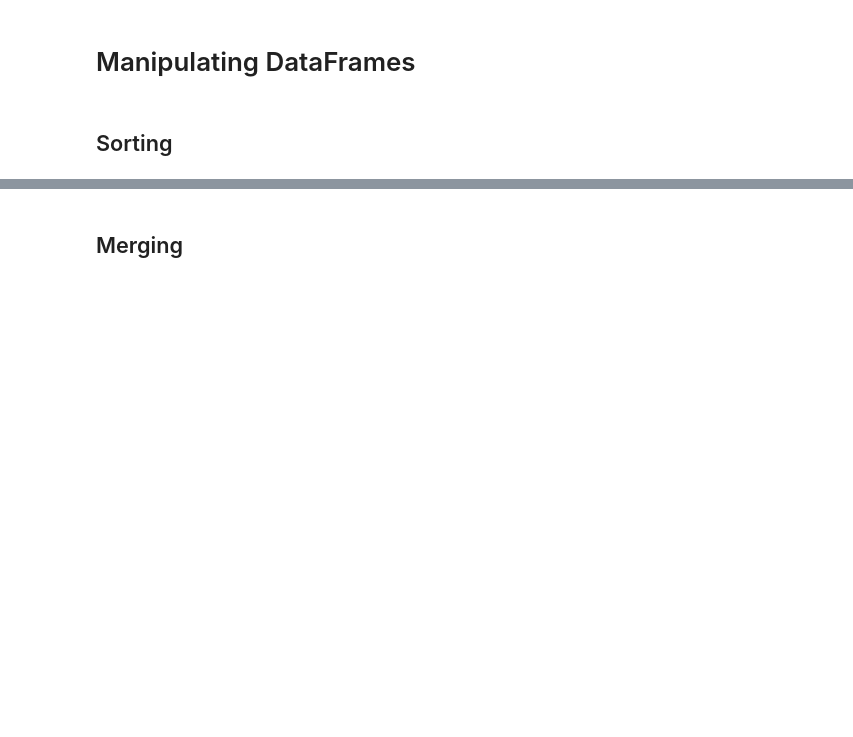
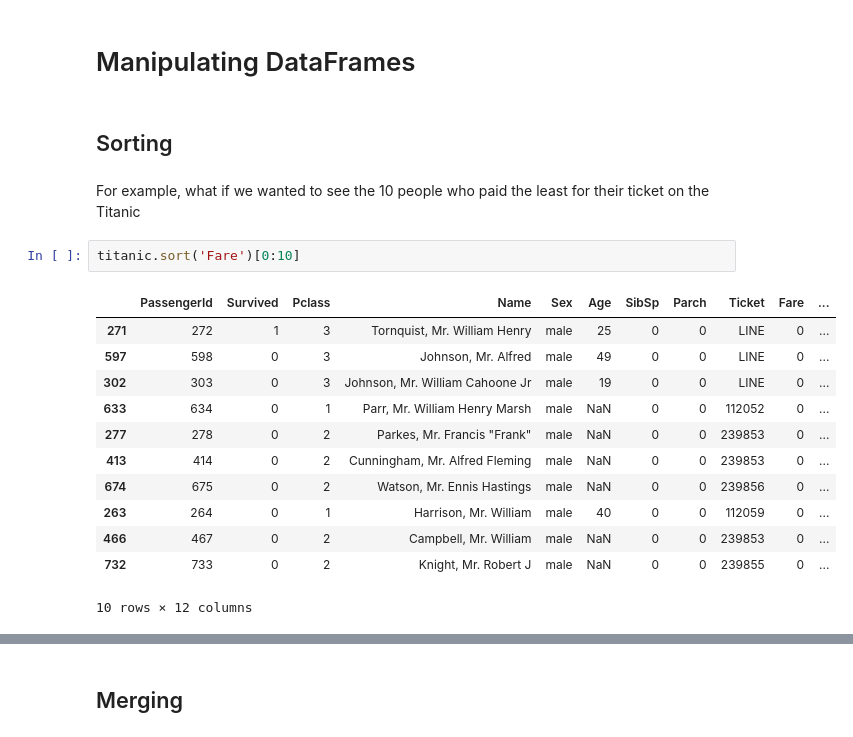
Before and after one commit to jackiekazil/intro_pandas, a Jupyter notebook: pandas_tutorial.ipynb, the cells around one changed output, grey strips where cells are left out. Drawn from its saved outputs; the diff is of its cells as text; blank space fills up the shorter version.

```diff
--- a/pandas_tutorial.ipynb
+++ b/pandas_tutorial.ipynb
@@ -191,3 +201,20 @@ titanic[(titanic.Sex == 'female') & (titanic.Age < 5)]
 # Manipulating DataFrames
 # %% [markdown]
 ## Sorting
+# %% [markdown]
+For example, what if we wanted to see the 10 people who paid the least for their ticket on the Titanic
+# %%
+titanic.sort('Fare')[0:10]
+# %% [output]
+|  | PassengerId | Survived | Pclass | Name | Sex | Age | SibSp | Parch | Ticket | Fare | ... |
+| 271 | 272 | 1 | 3 | Tornquist, Mr. William Henry | male | 25 | 0 | 0 | LINE | 0 | ... |
+| 597 | 598 | 0 | 3 | Johnson, Mr. Alfred | male | 49 | 0 | 0 | LINE | 0 | ... |
+| 302 | 303 | 0 | 3 | Johnson, Mr. William Cahoone Jr | male | 19 | 0 | 0 | LINE | 0 | ... |
+| 633 | 634 | 0 | 1 | Parr, Mr. William Henry Marsh | male | NaN | 0 | 0 | 112052 | 0 | ... |
+| 277 | 278 | 0 | 2 | Parkes, Mr. Francis "Frank" | male | NaN | 0 | 0 | 239853 | 0 | ... |
+| 413 | 414 | 0 | 2 | Cunningham, Mr. Alfred Fleming | male | NaN | 0 | 0 | 239853 | 0 | ... |
+| 674 | 675 | 0 | 2 | Watson, Mr. Ennis Hastings | male | NaN | 0 | 0 | 239856 | 0 | ... |
+| 263 | 264 | 0 | 1 | Harrison, Mr. William | male | 40 | 0 | 0 | 112059 | 0 | ... |
+| 466 | 467 | 0 | 2 | Campbell, Mr. William | male | NaN | 0 | 0 | 239853 | 0 | ... |
+| 732 | 733 | 0 | 2 | Knight, Mr. Robert J | male | NaN | 0 | 0 | 239855 | 0 | ... |
+10 rows × 12 columns
```
Also changed, not shown: parts of 26 cells of this notebook.
